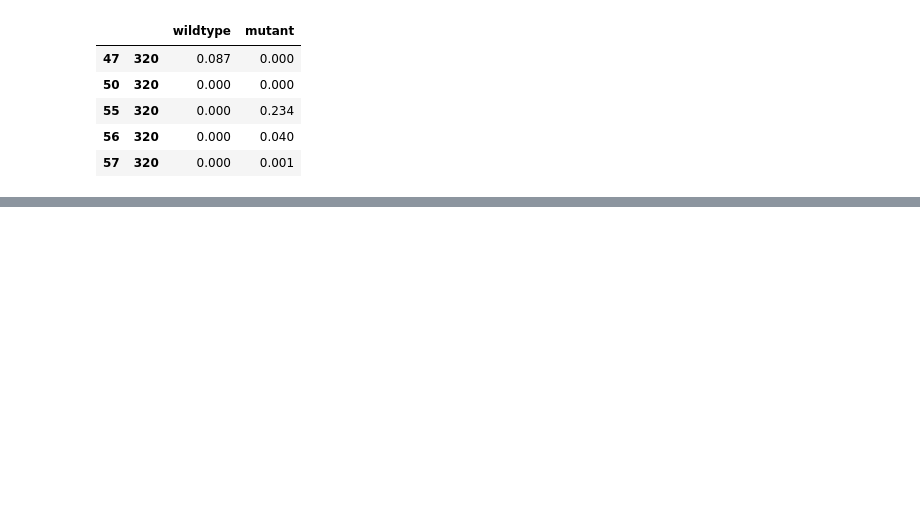
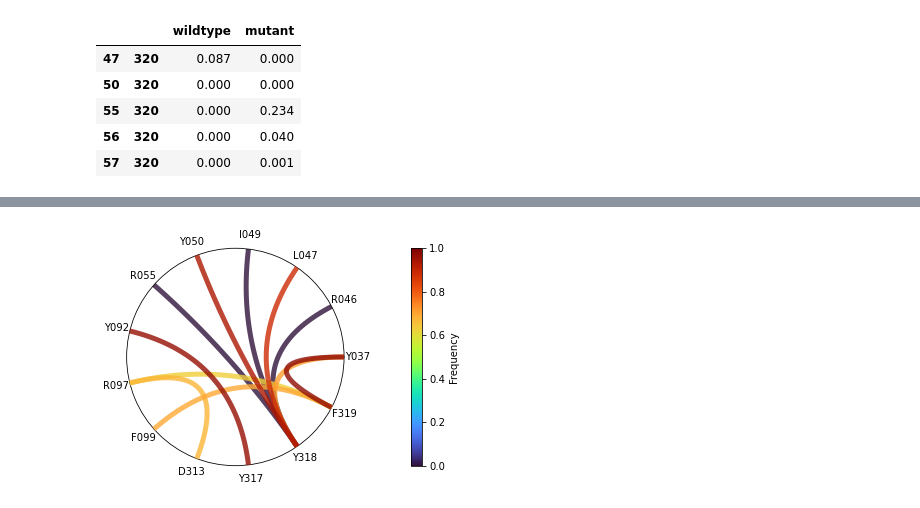
Before and after one commit to liedllab/GetContacts_analysis, a Jupyter notebook: tutorial.ipynb, the cells around one changed output, grey strips where cells are left out. Saved outputs shown, nothing was run; the diff lists cells and outputs as text; code cells hidden in the pictures; blank space fills up the shorter version.

```diff
--- a/tutorial.ipynb
+++ b/tutorial.ipynb
@@ -95,0 +224,11 @@ abs_cut = merged_df[merged_df > CUTOFF]
+# %%
+flareplot = gc_analysis.flareplot(cut_wt,
+                                  linewidth=5,
+                                  scale_thickness=False,
+                                  cmap="turbo",
+                                  cbar=True,
+                                  alpha=0.8,
+                                 )
+flareplot.reset_labels()
+# %% [output]
+[figure, added]
```
Also changed, not shown: parts of 44 cells of this notebook, 1 other file.
